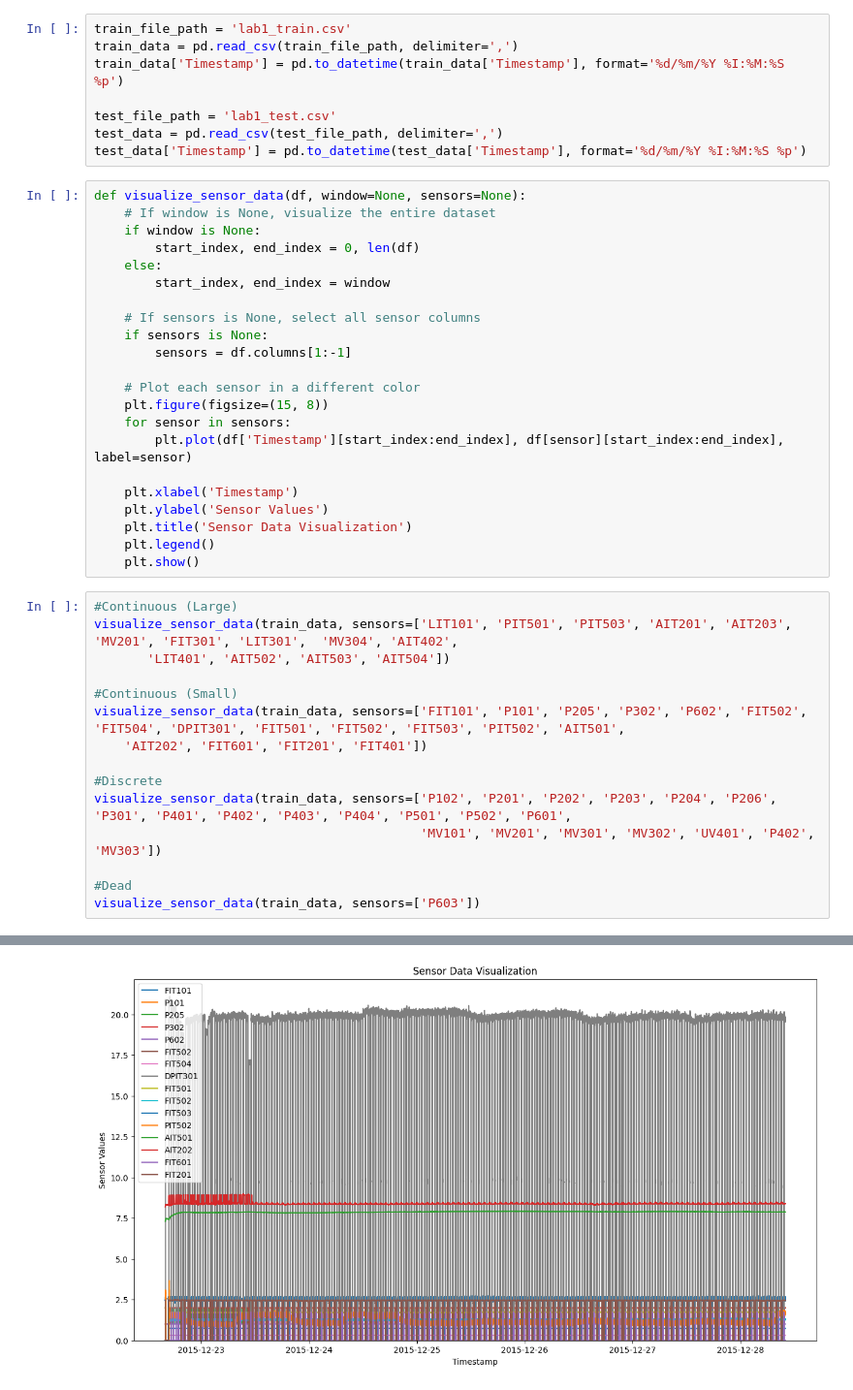
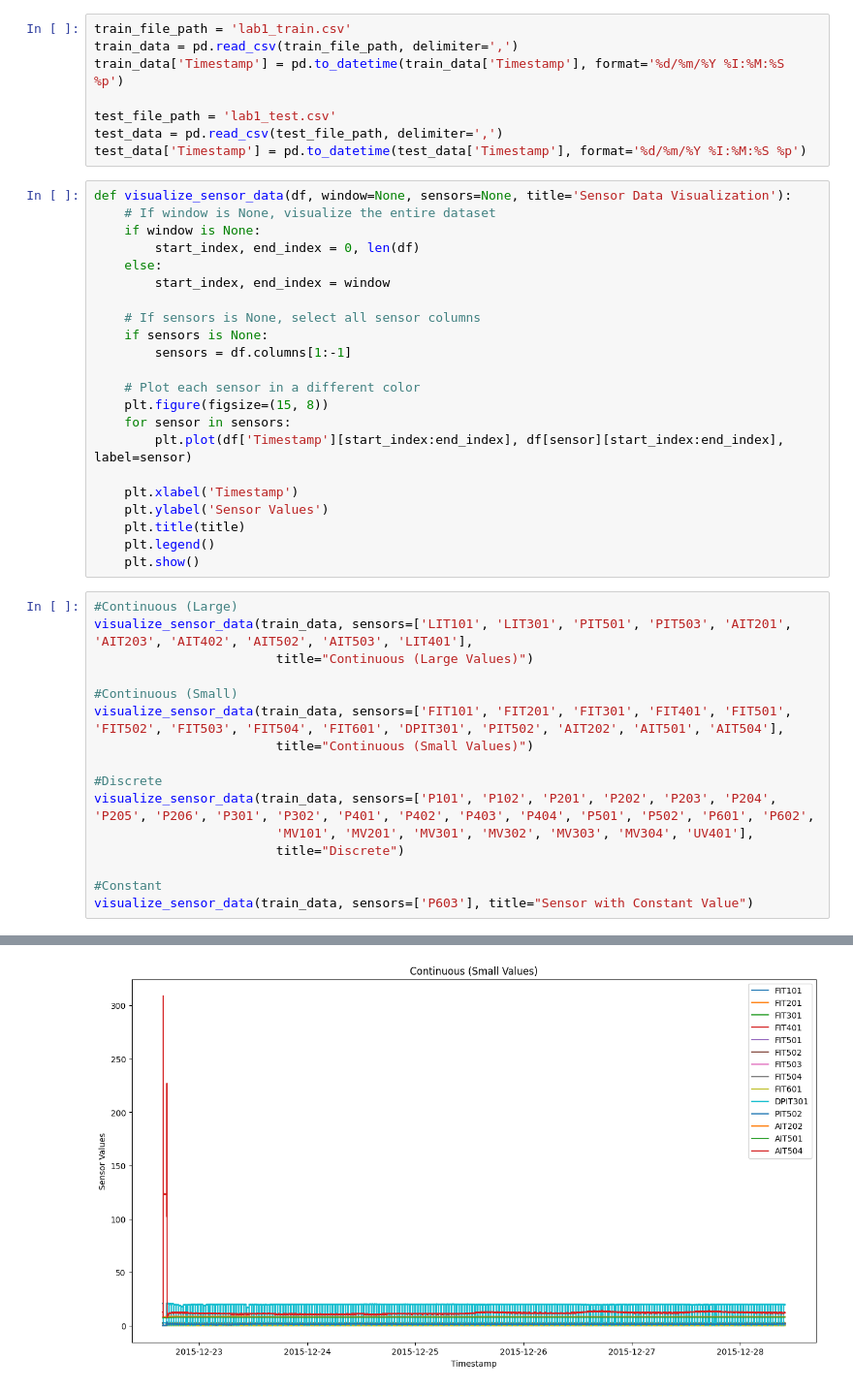
Before and after one commit to aqzandt/bigdata_fp, a Jupyter notebook: data_mining_1/lab.ipynb, the cells around one changed output, grey strips where cells are left out. Shown at 97% size. Drawn from its saved outputs; the diff is of its cells as text.

```diff
--- a/data_mining_1/lab.ipynb
+++ b/data_mining_1/lab.ipynb
@@ -12,7 +12,7 @@ test_file_path = 'lab1_test.csv'
 test_data = pd.read_csv(test_file_path, delimiter=',')
 test_data['Timestamp'] = pd.to_datetime(test_data['Timestamp'], format='%d/%m/%Y %I:%M:%S %p')
 # %%
-def visualize_sensor_data(df, window=None, sensors=None):
+def visualize_sensor_data(df, window=None, sensors=None, title='Sensor Data Visualization'):
     # If window is None, visualize the entire dataset
     if window is None:
         start_index, end_index = 0, len(df)
@@ -30,22 +30,23 @@ def visualize_sensor_data(df, window=None, sensors=None):
 
     plt.xlabel('Timestamp')
     plt.ylabel('Sensor Values')
-    plt.title('Sensor Data Visualization')
+    plt.title(title)
     plt.legend()
     plt.show()
 # %%
 #Continuous (Large)
-visualize_sensor_data(train_data, sensors=['LIT101', 'PIT501', 'PIT503', 'AIT201', 'AIT203', 'MV201', 'FIT301', 'LIT301',  'MV304', 'AIT402',
-       'LIT401', 'AIT502', 'AIT503', 'AIT504'])
+visualize_sensor_data(train_data, sensors=['LIT101', 'LIT301', 'PIT501', 'PIT503', 'AIT201', 'AIT203', 'AIT402', 'AIT502', 'AIT503', 'LIT401'],
+                        title="Continuous (Large Values)")
 
 #Continuous (Small)
-visualize_sensor_data(train_data, sensors=['FIT101', 'P101', 'P205', 'P302', 'P602', 'FIT502', 'FIT504', 'DPIT301', 'FIT501', 'FIT502', 'FIT503', 'PIT502', 'AIT501',
-    'AIT202', 'FIT601', 'FIT201', 'FIT401'])
+visualize_sensor_data(train_data, sensors=['FIT101', 'FIT201', 'FIT301', 'FIT401', 'FIT501', 'FIT502', 'FIT503', 'FIT504', 'FIT601', 'DPIT301', 'PIT502', 'AIT202', 'AIT501', 'AIT504'],
+                        title="Continuous (Small Values)")
 
 #Discrete
-visualize_sensor_data(train_data, sensors=['P102', 'P201', 'P202', 'P203', 'P204', 'P206', 'P301', 'P401', 'P402', 'P403', 'P404', 'P501', 'P502', 'P601',
-                                           'MV101', 'MV201', 'MV301', 'MV302', 'UV401', 'P402', 'MV303'])
+visualize_sensor_data(train_data, sensors=['P101', 'P102', 'P201', 'P202', 'P203', 'P204', 'P205', 'P206', 'P301', 'P302', 'P401', 'P402', 'P403', 'P404', 'P501', 'P502', 'P601', 'P602',
+                        'MV101', 'MV201', 'MV301', 'MV302', 'MV303', 'MV304', 'UV401'],
+                        title="Discrete")
 
-#Dead
-visualize_sensor_data(train_data, sensors=['P603'])
+#Constant
+visualize_sensor_data(train_data, sensors=['P603'], title="Sensor with Constant Value")
 # %% [output]
@@ -53 +54 @@ visualize_sensor_data(train_data, sensors=['P603'])
-[figure, old version]
+[figure, new version]
```
Also changed, not shown: parts of 3 cells of this notebook, 1 other file.
